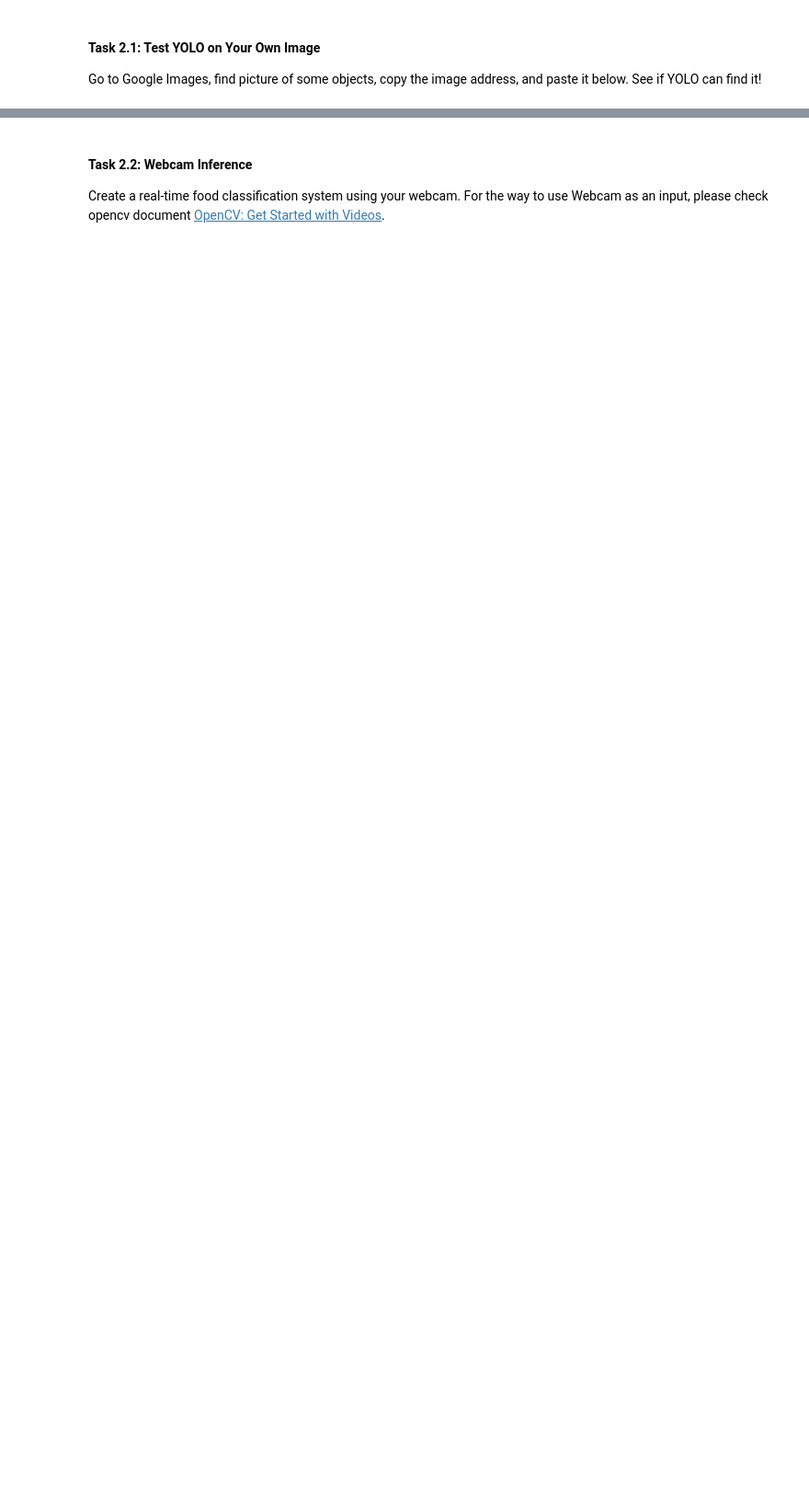
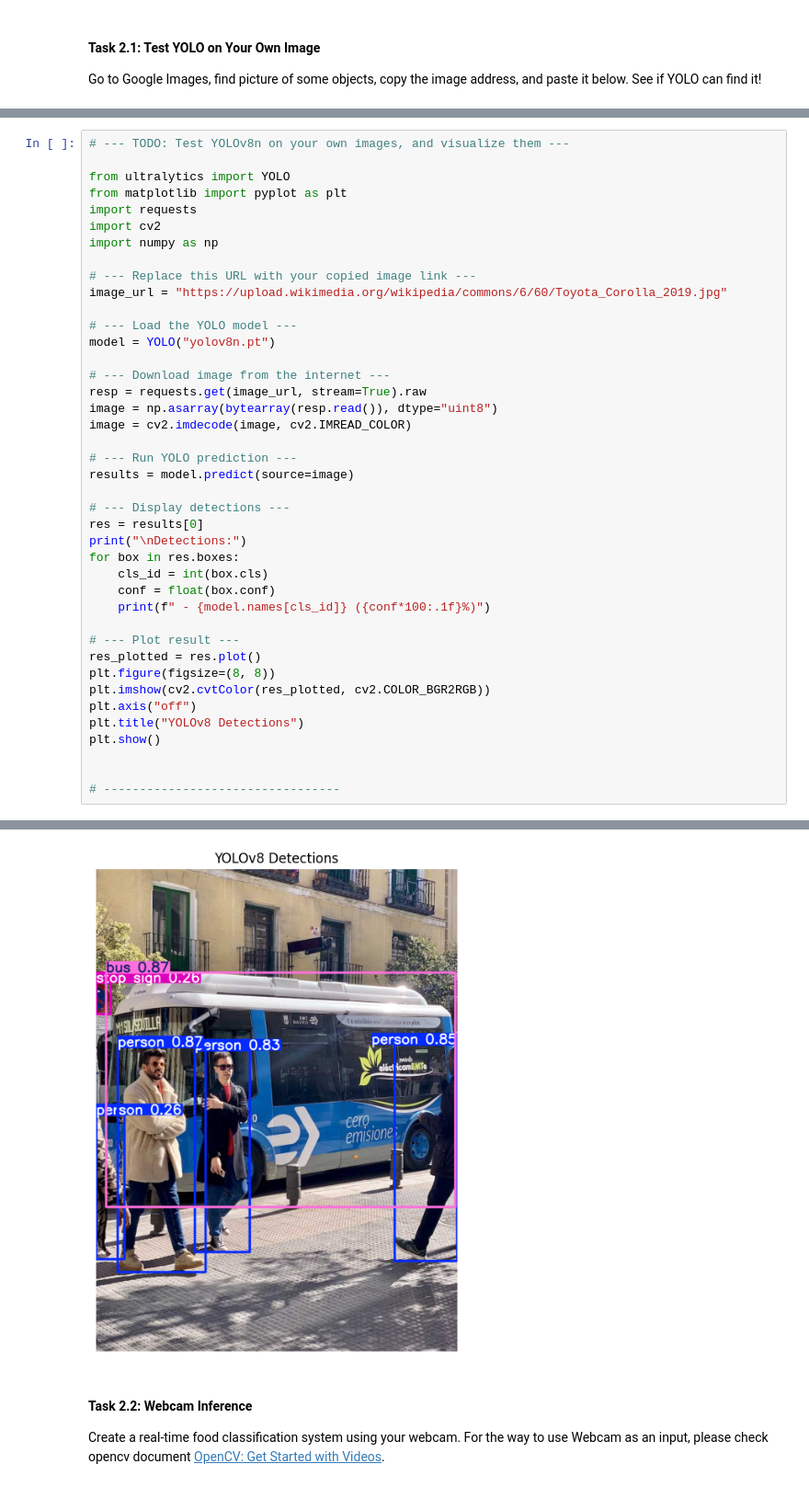
Before and after one commit to Hynton/ISDN3000C_Lab08, a Jupyter notebook: Lab08.ipynb, the cells around one changed output, grey strips where cells are left out. Shown at 92% size. Saved outputs shown, nothing was run; the diff lists cells and outputs as text; blank space fills up the shorter version.

```diff
--- a/Lab08.ipynb
+++ b/Lab08.ipynb
@@ -680,0 +684,42 @@ Go to Google Images, find picture of some objects, copy the image address, and p
+# %%
+# --- TODO: Test YOLOv8n on your own images, and visualize them ---
+
+from ultralytics import YOLO
+from matplotlib import pyplot as plt
+import requests
+import cv2
+import numpy as np
+
+# --- Replace this URL with your copied image link ---
+image_url = "https://upload.wikimedia.org/wikipedia/commons/6/60/Toyota_Corolla_2019.jpg"
+
+# --- Load the YOLO model ---
+model = YOLO("yolov8n.pt")
+
+# --- Download image from the internet ---
+resp = requests.get(image_url, stream=True).raw
+image = np.asarray(bytearray(resp.read()), dtype="uint8")
+image = cv2.imdecode(image, cv2.IMREAD_COLOR)
+
+# --- Run YOLO prediction ---
+results = model.predict(source=image)
+
+# --- Display detections ---
+res = results[0]
+print("\nDetections:")
+for box in res.boxes:
+    cls_id = int(box.cls)
+    conf = float(box.conf)
+    print(f" - {model.names[cls_id]} ({conf*100:.1f}%)")
+
+# --- Plot result ---
+res_plotted = res.plot()
+plt.figure(figsize=(8, 8))
+plt.imshow(cv2.cvtColor(res_plotted, cv2.COLOR_BGR2RGB))
+plt.axis("off")
+plt.title("YOLOv8 Detections")
+plt.show()
+
+
+# ---------------------------------
+# %% [output]
@@ -681,3 +739,4 @@ Go to Google Images, find picture of some objects, copy the image address, and p
+[figure, added]
 # %% [markdown]
 #### Task 2.2: Webcam Inference
 
```
Also changed, not shown: parts of 5 cells of this notebook.
